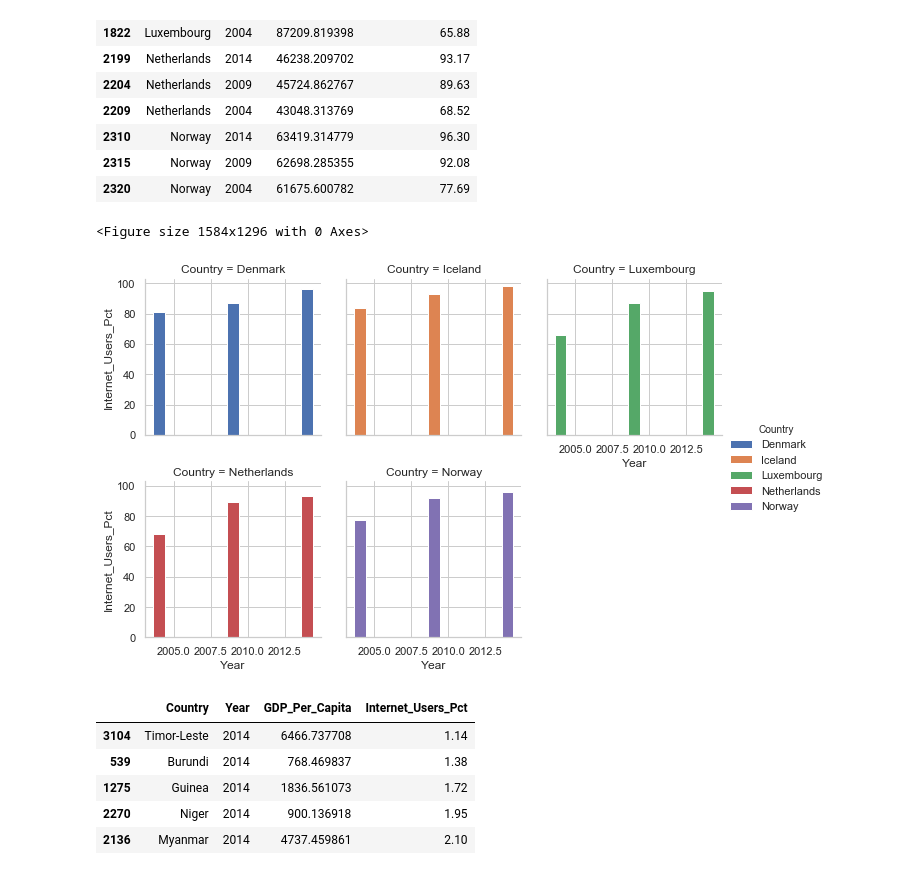
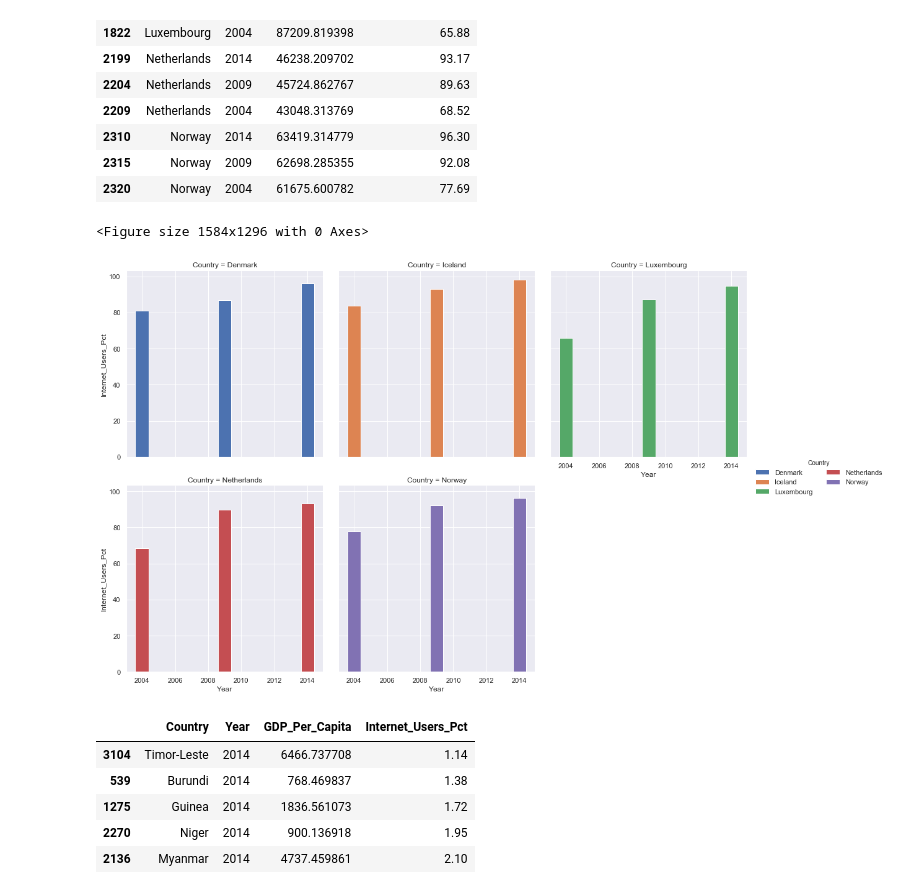
Before and after one commit to RakshandaKaukab05/gdp-and-internet-usage, a Jupyter notebook: new_gdp.ipynb, the cells around one changed output. Drawn from its saved outputs; the diff is of its cells as text; code cells hidden in the pictures.

```diff
--- a/new_gdp.ipynb
+++ b/new_gdp.ipynb
@@ -334,9 +335,9 @@ GDP_Per_Capita           377.909
 Internet_Users_Pct          10.7
 Name: 1983, dtype: object
 # %%
-##create a scatter plot for 2004
+##create a scatter plot for GDP and internet_users in 2004
 plt.figure(figsize = (10, 8))
-sns.set(style="whitegrid")
+sns.set(style="darkgrid")
 plt.scatter(df_2004.GDP_Per_Capita,df_2004.Internet_Users_Pct)
 plt.xlabel('GDP_Per_Capita')
 plt.ylabel('Intenet_Users_Pct')
@@ -344,9 +345,9 @@ plt.show()
 # %% [output]
 [figure]
 # %%
-##create a scatter plot for 2009
+##create a scatter plot for GDP and internet_users df in 2009
 plt.figure(figsize = (10, 8))
-sns.set(style="whitegrid")
+sns.set(style="darkgrid")
 plt.scatter(df_2009.GDP_Per_Capita,df_2009.Internet_Users_Pct,color = 'red',marker = 's')
 plt.xlabel('GDP_Per_Capita')
 plt.ylabel('Intenet_Users_Pct')
@@ -403,0 +396,3 @@ internet_gdp.head()
+# %%
+internet_gdp=gdp_and_internet_use[gdp_and_internet_use['Year'].isin ([2004,2009,2014])]
+internet_gdp.head()
@@ -426,16 +428,16 @@ top_5_internet
 # %%
 ##Create a seaborn FacetGrid to show the internet usage trend over time for these 5 countries
 plt.figure(figsize = (22, 18))
-sns.set(style="whitegrid")
+sns.set(style="darkgrid")
 grid = sns.FacetGrid(top_5_internet,
-                     col="Country", hue="Country", col_wrap=3)
+                     col="Country", hue="Country", col_wrap=3,height=5)
 grid.map(plt.bar, "Year", "Internet_Users_Pct")
-grid.add_legend(ncol=1,title = 'Country');
+grid.add_legend(ncol=2,title = 'Country');
 
 ##  Iceland has the highest percentage of Internet growth from 2004 to 2014Create a seaborn FacetGrid to show the internet usage trend over time for these 5 countries
 # %% [output]
 <Figure size 1584x1296 with 0 Axes>
-[figure, old version]
+[figure, new version]
 # %%
 ##Bottom five countries with least internet use
 min_df1=df_2014.nsmallest(5, columns=['Internet_Users_Pct'])
```
Also changed, not shown: parts of 30 cells of this notebook.
